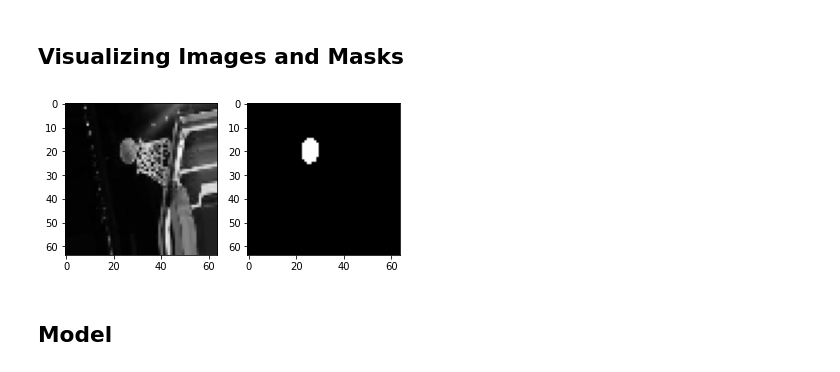
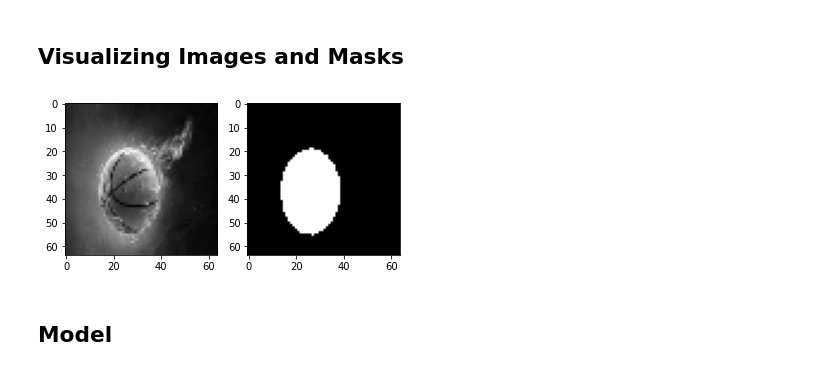
Before and after one commit to nnilayy/Ground-Zero, a Jupyter notebook: Segmentation.ipynb, the cells around one changed output. Drawn from its saved outputs; the diff is of its cells as text; code cells hidden in the pictures.

```diff
--- a/Segmentation.ipynb
+++ b/Segmentation.ipynb
@@ -51,16 +47,16 @@ X.shape
 # %% [markdown]
 ## Visualizing Images and Masks
 # %%
-index=223
+index=456
 image=X[index]
 mask=y[index]
 plt.subplot(1, 2, 1)
 plt.imshow(image,cmap='gray')
 plt.subplot(1, 2, 2)
 plt.imshow(mask,cmap='gray')
 plt.show()
 # %% [output]
-[figure, old version]
+[figure, new version]
 # %% [markdown]
 ## Model
 # %%
```
Also changed, not shown: parts of 5 cells of this notebook.
